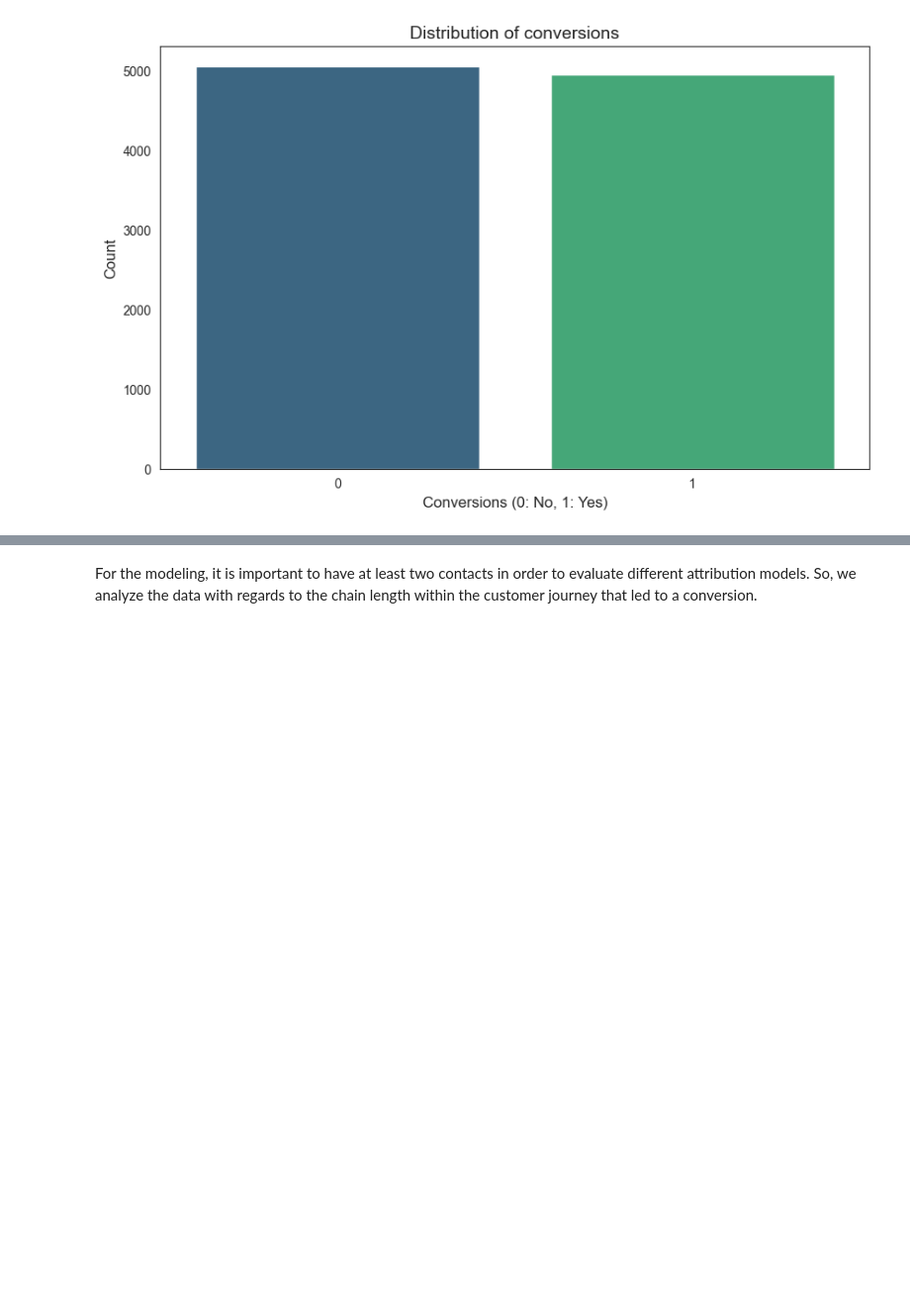
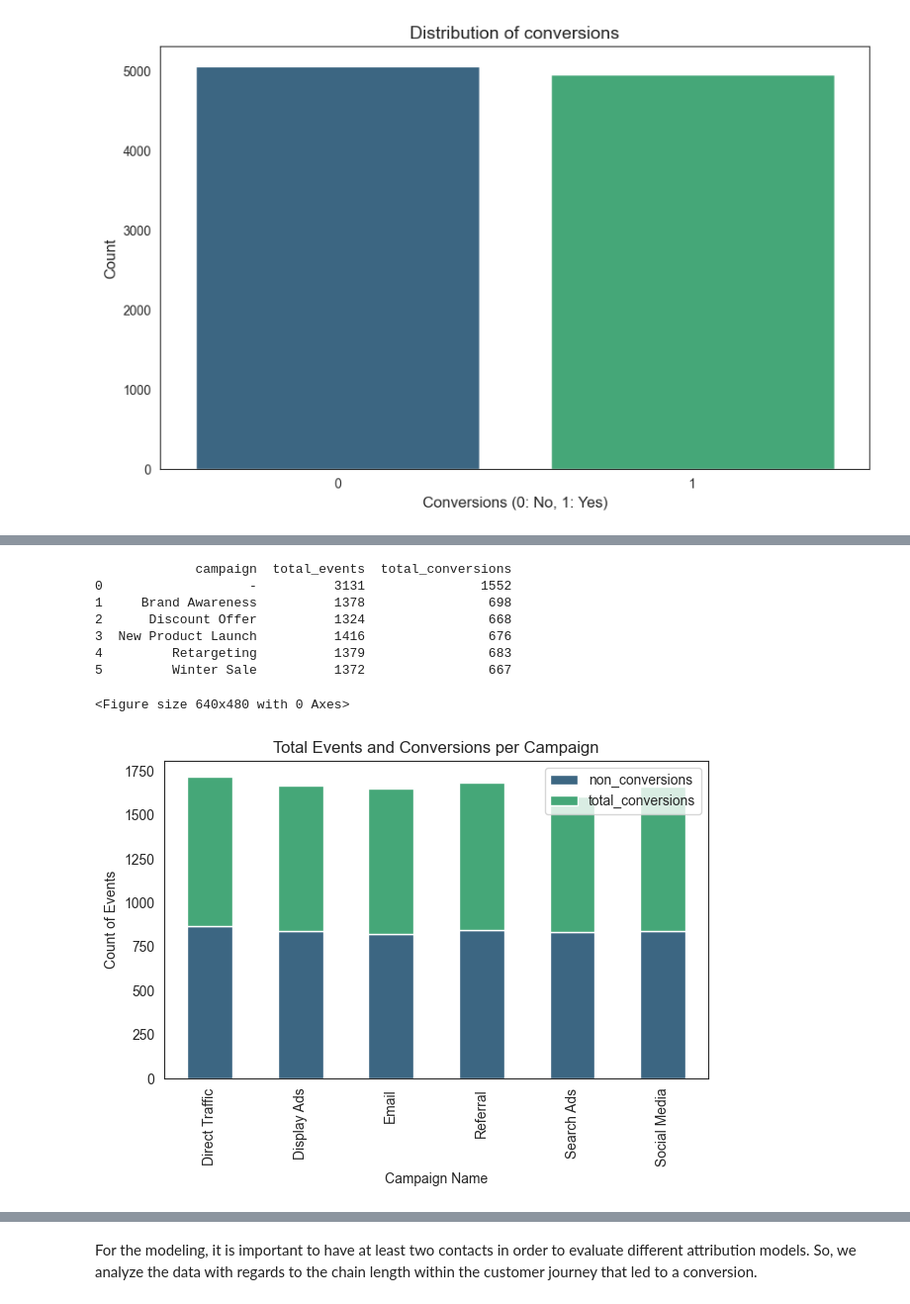
Before and after one commit to MaJo632/attribution-modeling, a Jupyter notebook: notebooks/01_eda_multitouch.ipynb, the cells around one changed output, grey strips where cells are left out. Shown: that part at 99% size. Cells and saved outputs as stored; diff of their text form; code cells hidden in the pictures; blank space fills up the shorter version.

```diff
--- a/notebooks/01_eda_multitouch.ipynb
+++ b/notebooks/01_eda_multitouch.ipynb
@@ -109,0 +145,32 @@ plt.show()
+# %%
+# Distribution of campaign
+campaign_stats = df.groupby('campaign').agg(
+    total_events=('conversion', 'size'),
+    total_conversions=('conversion', 'sum')
+).reset_index()
+print(campaign_stats)
+
+campaign_stats['non_conversions'] = campaign_stats['total_events'] - campaign_stats['total_conversions']
+campaign_stats.set_index('campaign', inplace=True)
+
+plt.figure()
+channel_stats[['non_conversions', 'total_conversions']].plot(
+    kind='bar',
+    stacked=True,
+    color=['#3c6682', '#45a778']
+)
+plt.xlabel('Campaign Name')
+plt.ylabel('Count of Events')
+plt.title('Total Events and Conversions per Campaign')
+plt.tight_layout()
+plt.show()
+# %% [output]
+             campaign  total_events  total_conversions
+0                   -          3131               1552
+1     Brand Awareness          1378                698
+2      Discount Offer          1324                668
+3  New Product Launch          1416                676
+4         Retargeting          1379                683
+5         Winter Sale          1372                667
+<Figure size 640x480 with 0 Axes>
+[figure, added]
```
Also changed, not shown: parts of 7 cells of this notebook, 2 other files.
